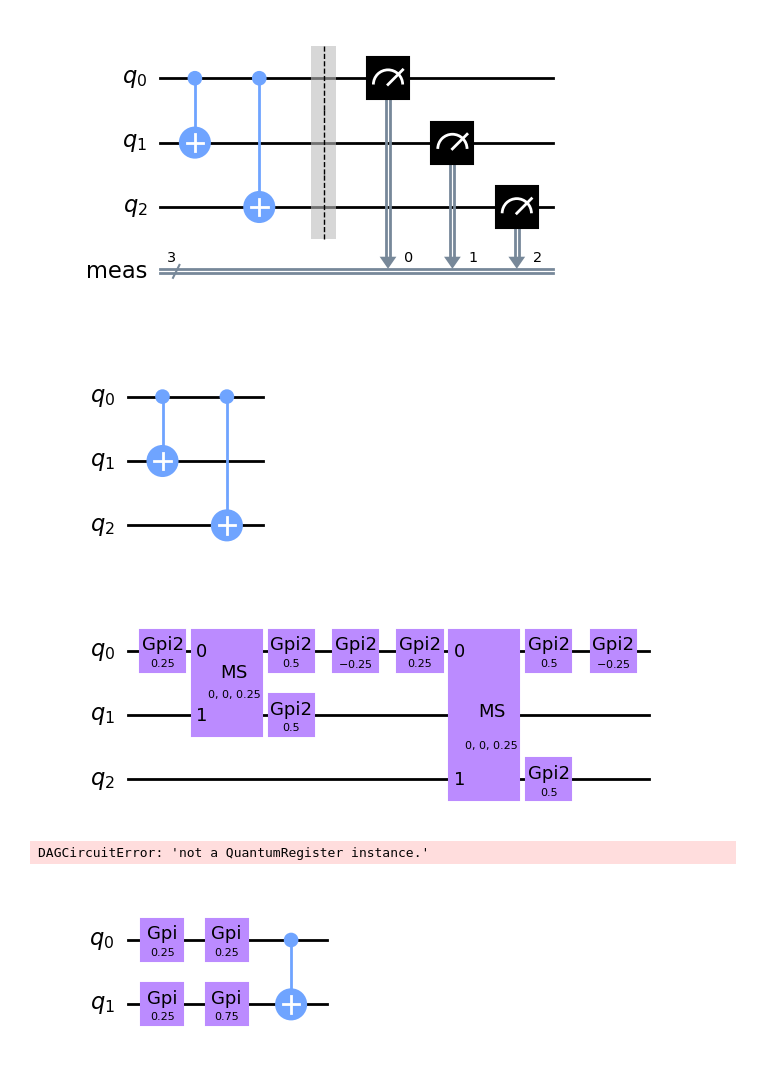
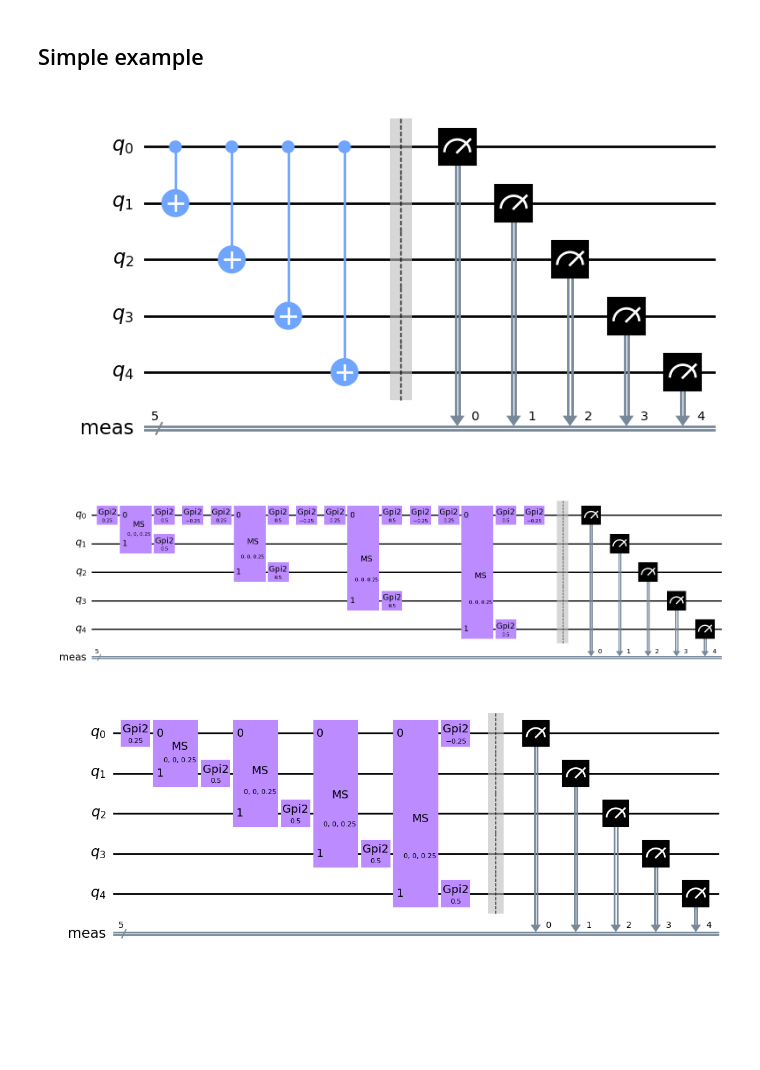
Before and after one commit to huyenemma/ionq_optimizer, a Jupyter notebook: main.ipynb, the cells around one changed output. Saved outputs shown, nothing was run; the diff lists cells and outputs as text; code cells hidden in the pictures; blank space fills up the shorter version.

```diff
--- a/main.ipynb
+++ b/main.ipynb
@@ -113,0 +16,2 @@ class IonQ_Transpiler:
+# %% [markdown]
+## Simple example
@@ -114,36 +20,23 @@ class IonQ_Transpiler:
 # %%
-qc = QuantumCircuit(3, name="2cnots")
+# Create a simple quantum circuit
+qc = QuantumCircuit(5, name="cnots")
 qc.cx(0, 1)
 qc.cx(0, 2)
+qc.cx(0, 3)
+qc.cx(0, 4)
 qc.measure_all()
-qc.draw('mpl')
+
+qc.draw("mpl")
 # %% [output]
-[figure, old version]
+[figure, new version]
-# %%
-qc.remove_final_measurements()
-qc.draw('mpl')
-# %% [output]
-[figure, removed]
 # %%
-ibm_transpiled = transpile(qc, backend, optimization_level=3)
-ibm_transpiled.draw(output='mpl')
-#a = pm.run(ibm_transpiled)
+ibm_transpiled_circuit = transpile(qc, backend=backend, optimization_level=3)
+ibm_transpiled_circuit.draw("mpl")
 # %% [output]
-[figure, old version]
+[figure, new version]
 # %%
-transpiler = IonQ_Transpiler(backend)
-opt = transpiler.transpile(qc)
-opt.draw('mpl')
+custom_transpiler = IonQ_Transpiler(backend)
+custom_transpiled = custom_transpiler.transpile(qc)
+custom_transpiled.draw("mpl")
 # %% [output]
-DAGCircuitError: 'not a QuantumRegister instance.'
+[figure, added]
-# %%
-qc = QuantumCircuit(2)
-qc.append(GPIGate(0.25), [0])  # GPI2(pi/2)
-qc.append(GPIGate(0.25), [0])  # GPI2(3pi/2)
-qc.append(GPIGate(0.25), [1])  # GPI2(pi/2)
-qc.append(GPIGate(0.75), [1])  # GPI2(3pi/2)
-qc.cx(0, 1)
-
-qc.draw(output='mpl')
-# %% [output]
-[figure, removed]
```
Also changed, not shown: parts of 14 cells of this notebook, 9 other files.
